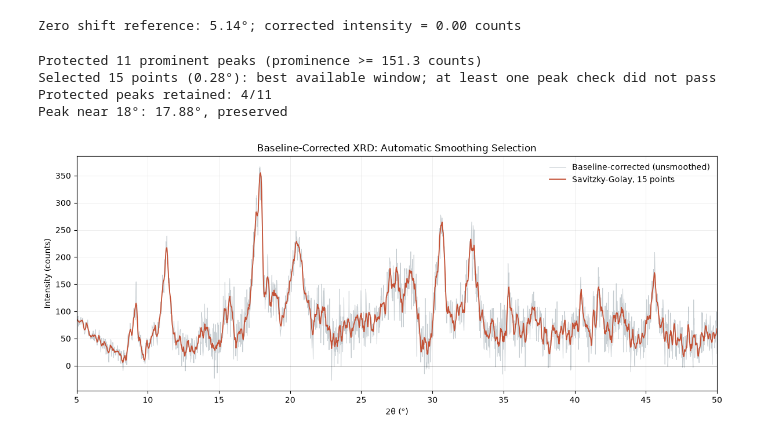
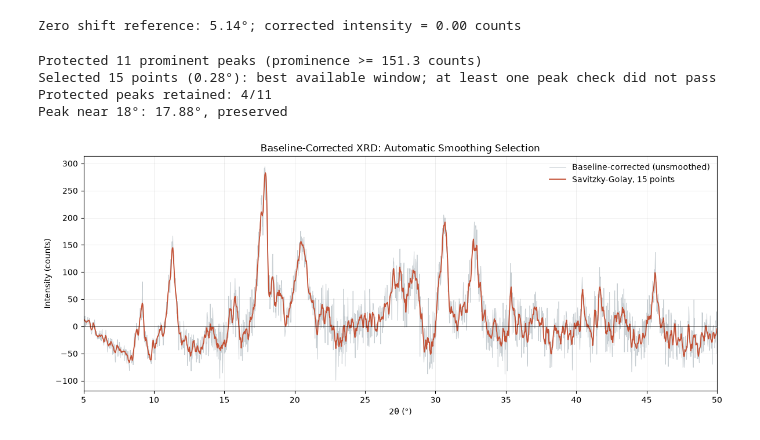
Before and after one commit to ronggenshin1/DE_AN, a Jupyter notebook: draw/TRI_1028/xrd_1028.ipynb, the cells around one changed output. Drawn from its saved outputs; the diff is of its cells as text; code cells hidden in the pictures.

Commit message:
Cập nhật code phân tích XRD và dữ liệu mẫu

```diff
--- a/draw/TRI_1028/xrd_1028.ipynb
+++ b/draw/TRI_1028/xrd_1028.ipynb
@@ -8,11 +8,16 @@ filename = "HE M2BDC MOF_Theta_2-Theta.txt"
 theta_min, theta_max = 5.0, 50.0
 search_roots = (Path.cwd(), *Path.cwd().parents)
 data_path = next(
-    candidate
-    for root in search_roots
-    for candidate in (root / "XRD_1028" / filename, root / "draw" / "TRI_1028" / "XRD_1028" / filename)
-    if candidate.is_file()
+    (
+        candidate
+        for root in search_roots
+        for candidate in (root / "XRD_1028" / filename, root / "draw" / "TRI_1028" / "XRD_1028" / filename)
+        if candidate.is_file()
+    ),
+    None,
 )
+if data_path is None:
+    raise FileNotFoundError(f"Không tìm thấy file dữ liệu: {filename}")
 
 xrd = pd.read_csv(
     data_path,
@@ -48,12 +53,12 @@ import numpy as np
 from scipy import sparse
 from scipy.sparse.linalg import spsolve
 
-
 smoothing = 1e6
 asymmetry = 0.001
 
 
-def estimate_asls_baseline(intensity, smoothing=1e6, asymmetry=0.01, iterations=10):
+def estimate_asls_baseline(intensity, smoothing=1e6, asymmetry=0.001, iterations=10):
+    """Ước lượng đường nền bằng thuật toán Asymmetric Least Squares (AsLS)."""
     values = np.asarray(intensity, dtype=float)
     point_count = values.size
     difference = sparse.diags(
@@ -114,6 +119,7 @@ ax.grid(True, alpha=0.25)
 ax.legend(frameon=False)
 plt.show()
 
+# Đưa mức đáy vùng góc thấp về 0 counts (Zero shift reference)
 zero_region = xrd["two_theta"].between(5.0, 5.5)
 zero_reference = xrd.loc[zero_region, "baseline_corrected"].min()
 xrd["corrected_intensity"] = xrd["baseline_corrected"] - zero_reference
@@ -131,8 +137,9 @@ Zero shift reference: 5.14°; corrected intensity = 0.00 counts
 from scipy.signal import find_peaks, savgol_filter
 
 angle = xrd["two_theta"].to_numpy(dtype=float)
-signal = xrd["baseline_corrected"].to_numpy(dtype=float)
-sampling_step = xrd["two_theta"].diff().median()
+# Sử dụng tín hiệu đã qua trừ nền & zero-shift
+signal = xrd["corrected_intensity"].to_numpy(dtype=float)
+sampling_step = float(xrd["two_theta"].diff().median())
 polyorder = 2
 candidate_windows = list(range(15, 64, 6))
 max_peak_shift = 0.06
@@ -140,7 +147,7 @@ minimum_prominence_retention = 0.75
 minimum_other_peak_fraction = 0.80
 
 second_difference = np.diff(signal, n=2)
-noise_sigma = np.median(np.abs(second_difference - np.median(second_difference))) / (0.6745 * np.sqrt(6))
+noise_sigma = float(np.median(np.abs(second_difference - np.median(second_difference))) / (0.6745 * np.sqrt(6)))
 prominence_threshold = 10 * noise_sigma
 minimum_peak_distance = max(1, int(round(0.20 / sampling_step)))
 reference_peaks, reference_properties = find_peaks(
@@ -237,34 +244,34 @@ ax.plot(
     angle,
     signal,
     color="#aab4bb",
     linewidth=0.7,
     alpha=0.65,
     label="Baseline-corrected (unsmoothed)",
 )
 ax.plot(
     angle,
     xrd["smoothed_auto"],
     color="#c45135",
     linewidth=1.3,
     label=f"Savitzky-Golay, {selected_window} points",
 )
 ax.axhline(0, color="black", linewidth=0.7, alpha=0.6)
 ax.set(
     title="Baseline-Corrected XRD: Automatic Smoothing Selection",
     xlabel="2θ (°)",
     ylabel="Intensity (counts)",
     xlim=(theta_min, theta_max),
 )
 ax.grid(True, alpha=0.25, linewidth=0.6)
 ax.legend(frameon=False)
 fig.tight_layout()
 plt.show()
 # %% [output]
 Protected 11 prominent peaks (prominence >= 151.3 counts)
 Selected 15 points (0.28°): best available window; at least one peak check did not pass
 Protected peaks retained: 4/11
 Peak near 18°: 17.88°, preserved
-[figure, old version]
+[figure, new version]
 # %%
 from scipy.optimize import linear_sum_assignment
 from scipy.signal import find_peaks
```
Also changed, not shown: parts of 1 cell of this notebook.
